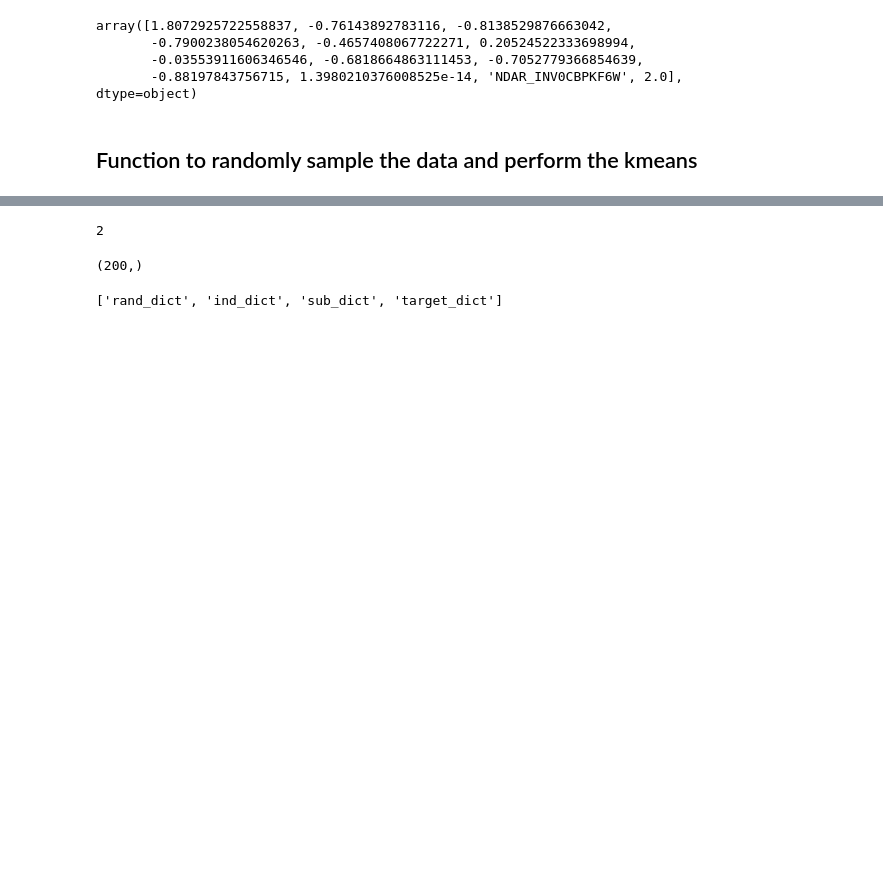
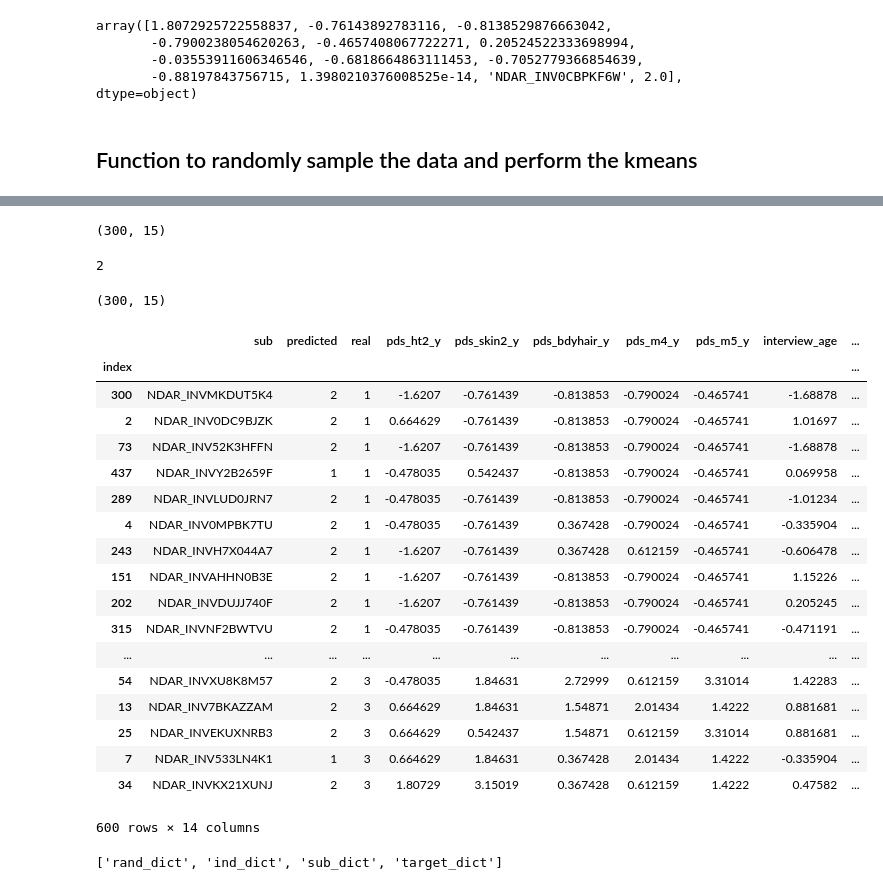
Before and after one commit to grace-shearrer/ABCD, a Jupyter notebook: ohBoy_Kmeans.ipynb, the cells around one changed output, grey strips where cells are left out. Drawn from its saved outputs; the diff is of its cells as text; code cells hidden in the pictures; blank space fills up the shorter version.

```diff
--- a/ohBoy_Kmeans.ipynb
+++ b/ohBoy_Kmeans.ipynb
@@ -510,2 +474,6 @@ if __name__ == "__main__":
+# %%
+(FINAL[0][3]).shape
+# %% [output]
+(300, 15)
 # %%
 variables = ['All_clust' ,'All_clust_space',
@@ -530,6 +498,10 @@ for item in FINAL:
         ii=ii+1
 # %% [output]
 2
+# %%
+dict2['All_dat'].shape
+# %% [output]
+(300, 15)
 # %%
 ds = [dict1, dict2]
 d = {}
@@ -555,5 +529,36 @@ All_DATA = np.vstack(d['DATA'])
-# %%
-All_clust.shape
-# %% [output]
-(200,)
+# %%
+names = ['index', 'sub','predicted', 'real','pds_ht2_y',
+'pds_skin2_y',
+'pds_bdyhair_y',
+'pds_m4_y',
+'pds_m5_y',
+'interview_age',
+'anthroheightcalc',
+'anthroweightcalc',
+'anthro_waist_cm',
+'hormone_scr_dhea_mean',
+'hormone_scr_hse_mean']
+all_dat = pd.DataFrame(All_dat)
+all_dat.columns = names
+all_dat.set_index('index')
+# %% [output]
+|  | sub | predicted | real | pds_ht2_y | pds_skin2_y | pds_bdyhair_y | pds_m4_y | pds_m5_y | interview_age | ... |
+| index |  |  |  |  |  |  |  |  |  | ... |
+| 300 | NDAR_INVMKDUT5K4 | 2 | 1 | -1.6207 | -0.761439 | -0.813853 | -0.790024 | -0.465741 | -1.68878 | ... |
+| 2 | NDAR_INV0DC9BJZK | 2 | 1 | 0.664629 | -0.761439 | -0.813853 | -0.790024 | -0.465741 | 1.01697 | ... |
+| 73 | NDAR_INV52K3HFFN | 2 | 1 | -1.6207 | -0.761439 | -0.813853 | -0.790024 | -0.465741 | -1.68878 | ... |
+| 437 | NDAR_INVY2B2659F | 1 | 1 | -0.478035 | 0.542437 | -0.813853 | -0.790024 | -0.465741 | 0.069958 | ... |
+| 289 | NDAR_INVLUD0JRN7 | 2 | 1 | -0.478035 | -0.761439 | -0.813853 | -0.790024 | -0.465741 | -1.01234 | ... |
+| 4 | NDAR_INV0MPBK7TU | 2 | 1 | -0.478035 | -0.761439 | 0.367428 | -0.790024 | -0.465741 | -0.335904 | ... |
+| 243 | NDAR_INVH7X044A7 | 2 | 1 | -1.6207 | -0.761439 | 0.367428 | 0.612159 | -0.465741 | -0.606478 | ... |
+| 151 | NDAR_INVAHHN0B3E | 2 | 1 | -1.6207 | -0.761439 | -0.813853 | -0.790024 | -0.465741 | 1.15226 | ... |
+| 202 | NDAR_INVDUJJ740F | 2 | 1 | -1.6207 | -0.761439 | -0.813853 | -0.790024 | -0.465741 | 0.205245 | ... |
+| 315 | NDAR_INVNF2BWTVU | 2 | 1 | -0.478035 | -0.761439 | -0.813853 | -0.790024 | -0.465741 | -0.471191 | ... |
+| ... | ... | ... | ... | ... | ... | ... | ... | ... | ... | ... |
+| 54 | NDAR_INVXU8K8M57 | 2 | 3 | -0.478035 | 1.84631 | 2.72999 | 0.612159 | 3.31014 | 1.42283 | ... |
+| 13 | NDAR_INV7BKAZZAM | 2 | 3 | 0.664629 | 1.84631 | 1.54871 | 2.01434 | 1.4222 | 0.881681 | ... |
+| 25 | NDAR_INVEKUXNRB3 | 2 | 3 | 0.664629 | 0.542437 | 1.54871 | 0.612159 | 3.31014 | 0.881681 | ... |
+| 7 | NDAR_INV533LN4K1 | 1 | 3 | 0.664629 | 1.84631 | 0.367428 | 2.01434 | 1.4222 | -0.335904 | ... |
+| 34 | NDAR_INVKX21XUNJ | 2 | 3 | 1.80729 | 3.15019 | 0.367428 | 0.612159 | 1.4222 | 0.47582 | ... |
+600 rows × 14 columns
 # %%
```
Also changed, not shown: parts of 13 cells of this notebook.
